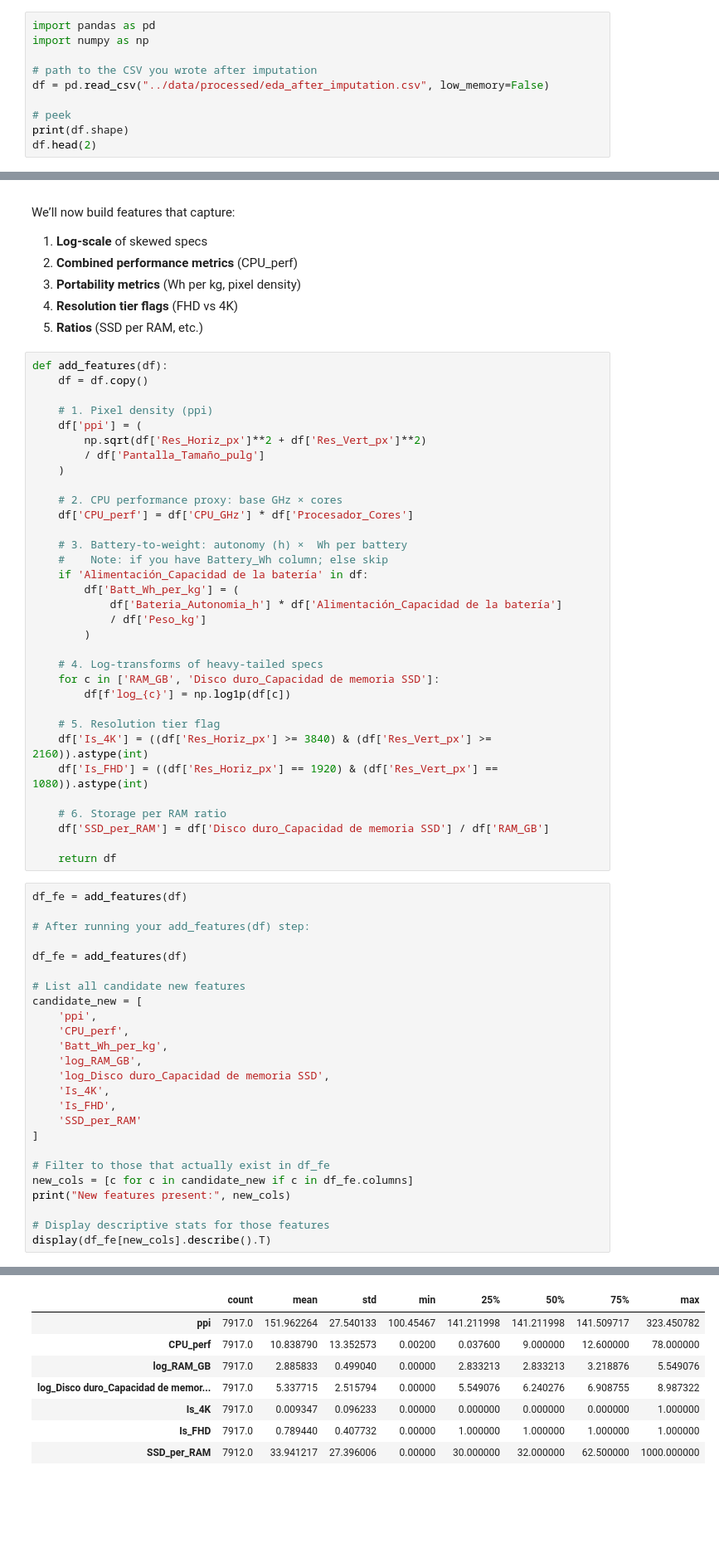
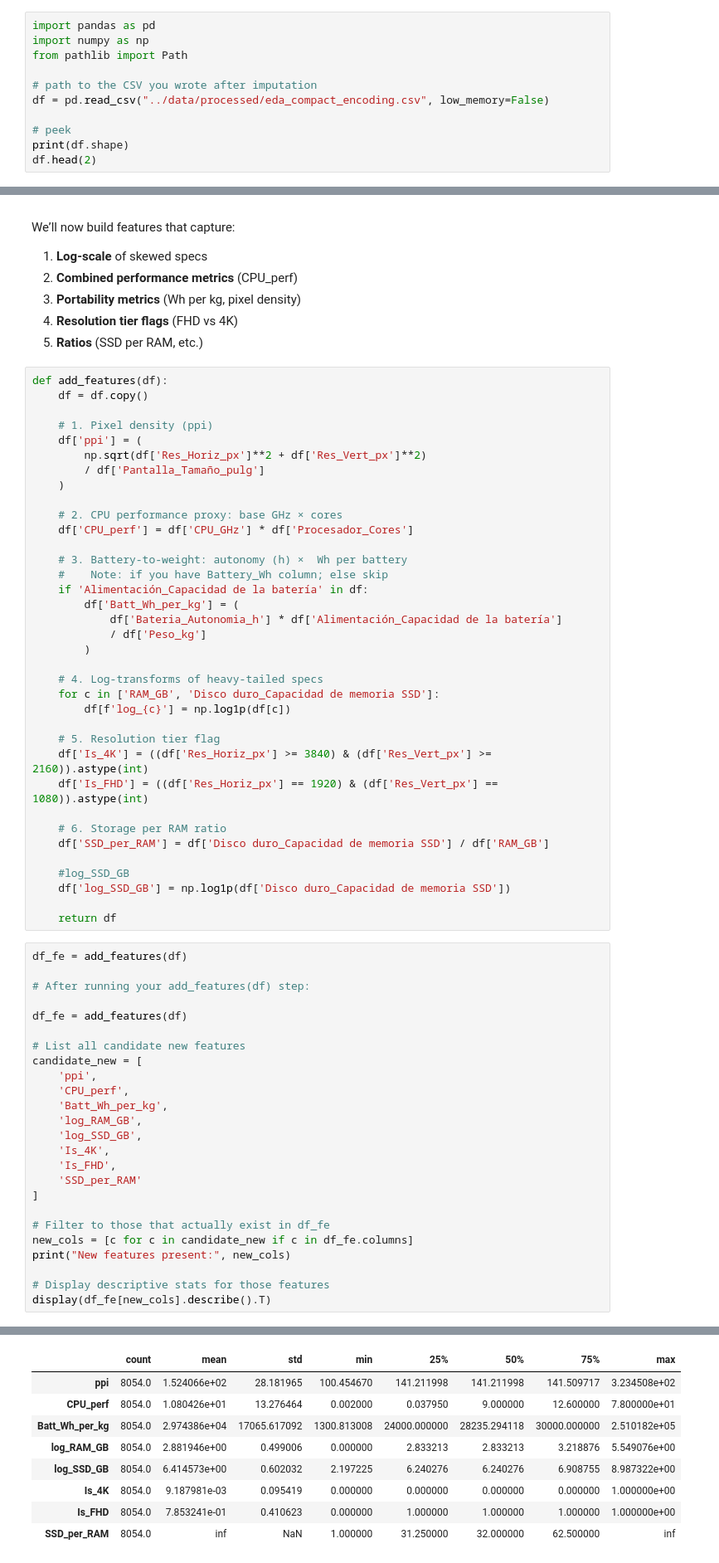
Before and after one commit to javronich1/ml-computers-app, a Jupyter notebook: notebooks/02_feature_engineering.ipynb, the cells around one changed output, grey strips where cells are left out. Shown at 83% size. Saved outputs shown, nothing was run; the diff lists cells and outputs as text; blank space fills up the shorter version.

```diff
--- a/notebooks/02_feature_engineering.ipynb
+++ b/notebooks/02_feature_engineering.ipynb
@@ -1,9 +1,10 @@
 # %%
 import pandas as pd
 import numpy as np
+from pathlib import Path
 
 # path to the CSV you wrote after imputation
-df = pd.read_csv("../data/processed/eda_after_imputation.csv", low_memory=False)
+df = pd.read_csv("../data/processed/eda_compact_encoding.csv", low_memory=False)
 
 # peek
 print(df.shape)
@@ -61,6 +62,9 @@ def add_features(df):
     # 6. Storage per RAM ratio
     df['SSD_per_RAM'] = df['Disco duro_Capacidad de memoria SSD'] / df['RAM_GB']
 
+    #log_SSD_GB
+    df['log_SSD_GB'] = np.log1p(df['Disco duro_Capacidad de memoria SSD'])
+
     return df
 # %%
 df_fe = add_features(df)
@@ -75,7 +79,7 @@ candidate_new = [
     'CPU_perf',
     'Batt_Wh_per_kg',
     'log_RAM_GB',
-    'log_Disco duro_Capacidad de memoria SSD',
+    'log_SSD_GB',
     'Is_4K',
     'Is_FHD',
     'SSD_per_RAM'
@@ -92,9 +96,10 @@ New features present: ['ppi', 'CPU_perf', 'log_RAM_GB', 'log_Disco duro_Capacida
 |  | count | mean | std | min | 25% | 50% | 75% | max |
-| ppi | 7917.0 | 151.962264 | 27.540133 | 100.45467 | 141.211998 | 141.211998 | 141.509717 | 323.450782 |
-| CPU_perf | 7917.0 | 10.838790 | 13.352573 | 0.00200 | 0.037600 | 9.000000 | 12.600000 | 78.000000 |
-| log_RAM_GB | 7917.0 | 2.885833 | 0.499040 | 0.00000 | 2.833213 | 2.833213 | 3.218876 | 5.549076 |
-| log_Disco duro_Capacidad de memor... | 7917.0 | 5.337715 | 2.515794 | 0.00000 | 5.549076 | 6.240276 | 6.908755 | 8.987322 |
-| Is_4K | 7917.0 | 0.009347 | 0.096233 | 0.00000 | 0.000000 | 0.000000 | 0.000000 | 1.000000 |
-| Is_FHD | 7917.0 | 0.789440 | 0.407732 | 0.00000 | 1.000000 | 1.000000 | 1.000000 | 1.000000 |
-| SSD_per_RAM | 7912.0 | 33.941217 | 27.396006 | 0.00000 | 30.000000 | 32.000000 | 62.500000 | 1000.000000 |
+| ppi | 8054.0 | 1.524066e+02 | 28.181965 | 100.454670 | 141.211998 | 141.211998 | 141.509717 | 3.234508e+02 |
+| CPU_perf | 8054.0 | 1.080426e+01 | 13.276464 | 0.002000 | 0.037950 | 9.000000 | 12.600000 | 7.800000e+01 |
+| Batt_Wh_per_kg | 8054.0 | 2.974386e+04 | 17065.617092 | 1300.813008 | 24000.000000 | 28235.294118 | 30000.000000 | 2.510182e+05 |
+| log_RAM_GB | 8054.0 | 2.881946e+00 | 0.499006 | 0.000000 | 2.833213 | 2.833213 | 3.218876 | 5.549076e+00 |
+| log_SSD_GB | 8054.0 | 6.414573e+00 | 0.602032 | 2.197225 | 6.240276 | 6.240276 | 6.908755 | 8.987322e+00 |
+| Is_4K | 8054.0 | 9.187981e-03 | 0.095419 | 0.000000 | 0.000000 | 0.000000 | 0.000000 | 1.000000e+00 |
+| Is_FHD | 8054.0 | 7.853241e-01 | 0.410623 | 0.000000 | 1.000000 | 1.000000 | 1.000000 | 1.000000e+00 |
+| SSD_per_RAM | 8054.0 | inf | NaN | 1.000000 | 31.250000 | 32.000000 | 62.500000 | inf |
 # %%
```
Also changed, not shown: parts of 5 cells of this notebook, 17 other files.
